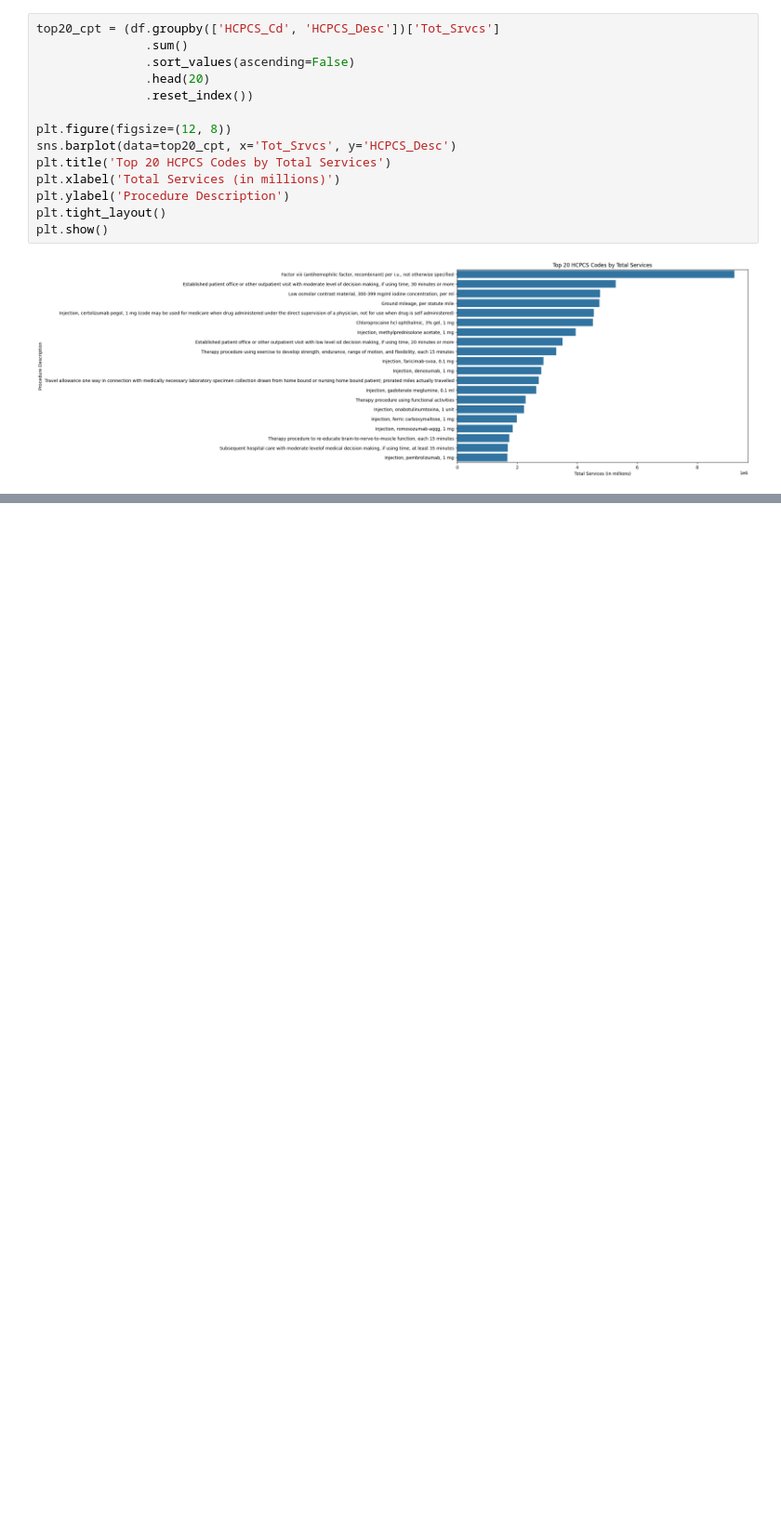
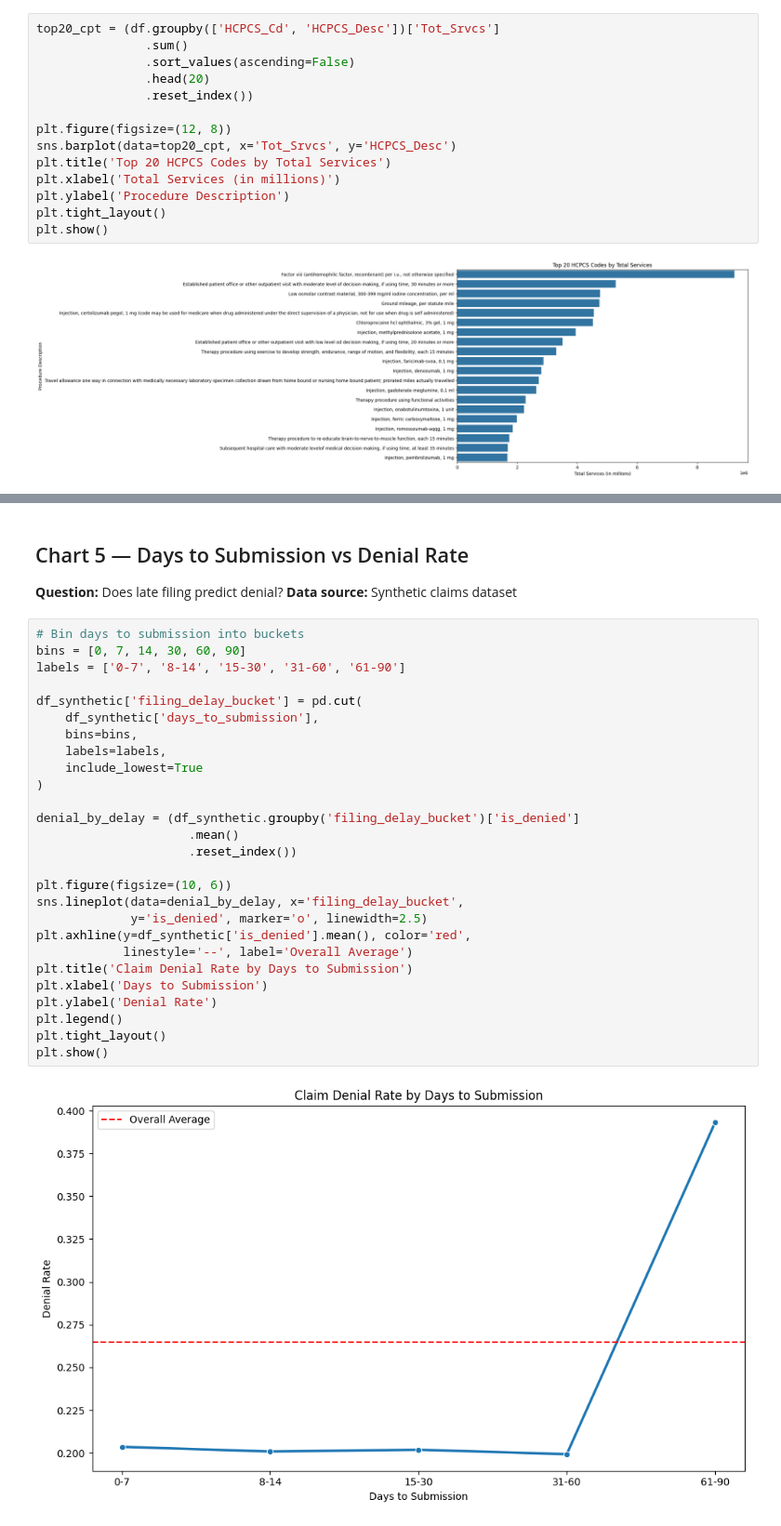
Before and after one commit to Darshan-Balaji-ML/healthcare-claims-ai, a Jupyter notebook: notebooks/01_eda.ipynb, the cells around one changed output, grey strips where cells are left out. Shown at 93% size. Drawn from its saved outputs; the diff is of its cells as text; blank space fills up the shorter version.

```diff
--- a/notebooks/01_eda.ipynb
+++ b/notebooks/01_eda.ipynb
@@ -144,0 +297,33 @@ plt.show()
+# %% [markdown]
+## Chart 5 — Days to Submission vs Denial Rate
+**Question:** Does late filing predict denial?
+**Data source:** Synthetic claims dataset
+# %%
+# Bin days to submission into buckets
+bins = [0, 7, 14, 30, 60, 90]
+labels = ['0-7', '8-14', '15-30', '31-60', '61-90']
+
+df_synthetic['filing_delay_bucket'] = pd.cut(
+    df_synthetic['days_to_submission'],
+    bins=bins,
+    labels=labels,
+    include_lowest=True
+)
+
+denial_by_delay = (df_synthetic.groupby('filing_delay_bucket')['is_denied']
+                     .mean()
+                     .reset_index())
+
+plt.figure(figsize=(10, 6))
+sns.lineplot(data=denial_by_delay, x='filing_delay_bucket',
+             y='is_denied', marker='o', linewidth=2.5)
+plt.axhline(y=df_synthetic['is_denied'].mean(), color='red',
+            linestyle='--', label='Overall Average')
+plt.title('Claim Denial Rate by Days to Submission')
+plt.xlabel('Days to Submission')
+plt.ylabel('Denial Rate')
+plt.legend()
+plt.tight_layout()
+plt.show()
+# %% [output]
+[figure, added]
```
Also changed, not shown: parts of 14 cells of this notebook, 2 other files.
